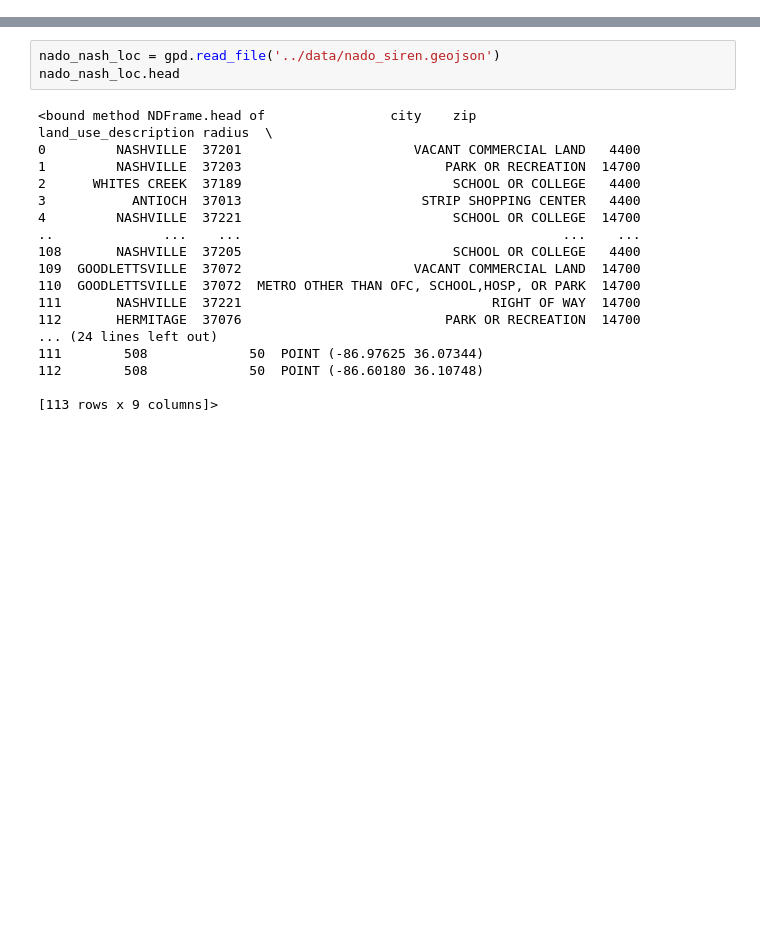
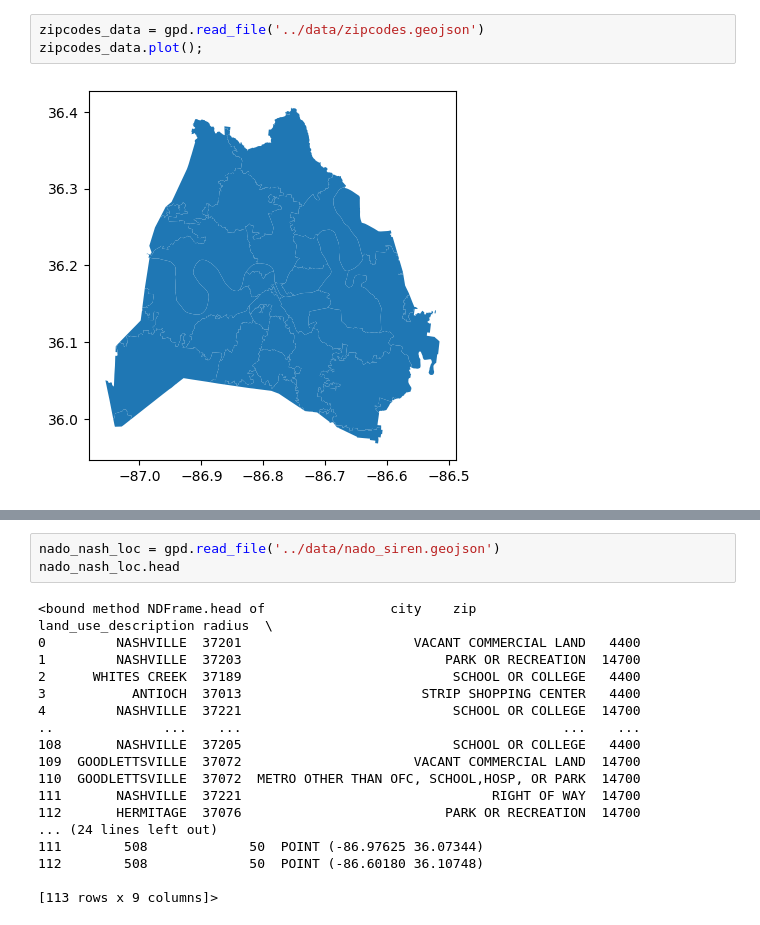
Before and after one commit to NSS-Data-Analytics-Cohort-11/geospatial-workshop-mdaltharper, a Jupyter notebook: notebooks/nado_siren.ipynb, the cells around one changed output, grey strips where cells are left out. Drawn from its saved outputs; the diff is of its cells as text; blank space fills up the shorter version.

```diff
--- a/notebooks/nado_siren.ipynb
+++ b/notebooks/nado_siren.ipynb
@@ -7,0 +6,5 @@ ModuleNotFoundError: No module named 'geoplot'
+# %%
+zipcodes_data = gpd.read_file('../data/zipcodes.geojson')
+zipcodes_data.plot();
+# %% [output]
+[figure, added]
```
Also changed, not shown: parts of 8 cells of this notebook.
